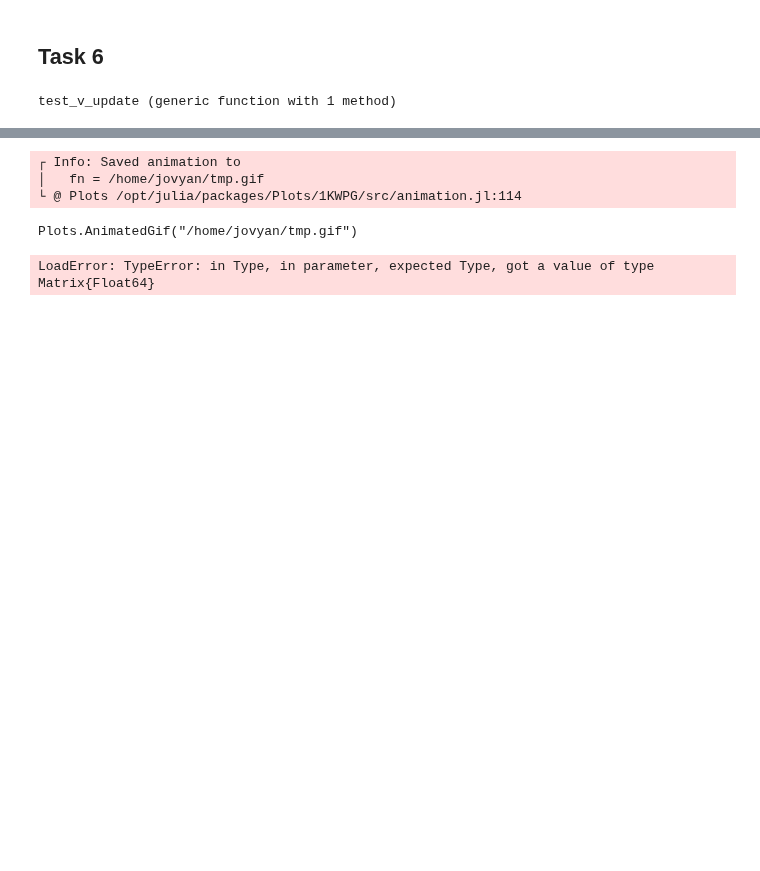
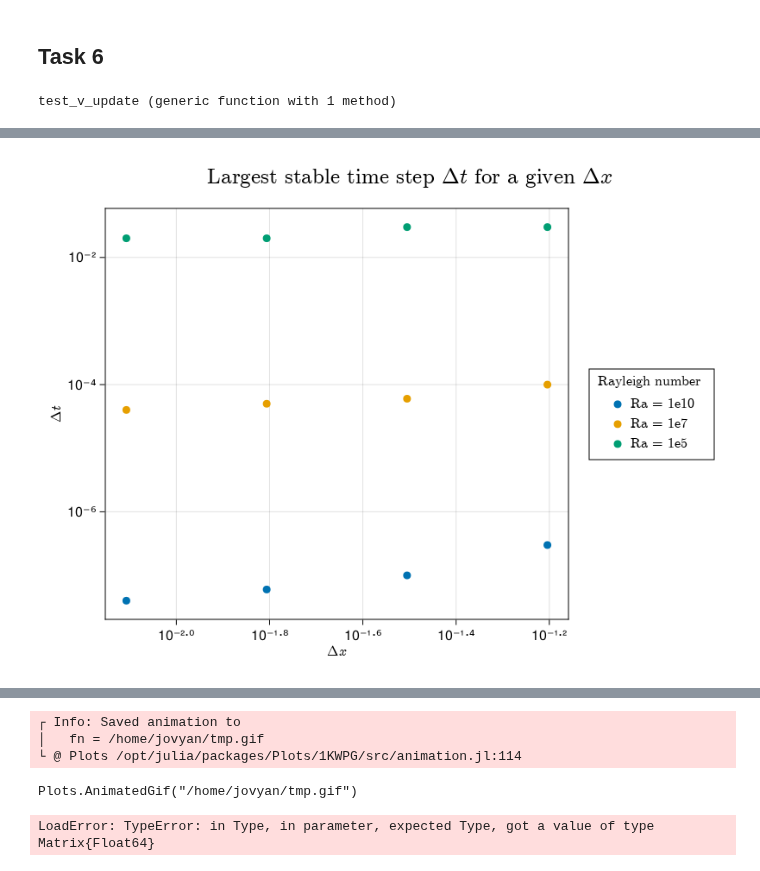
Before and after one commit to l-okko/cfd-klausur, a Jupyter notebook: klausur.ipynb, the cells around one changed output, grey strips where cells are left out. Saved outputs shown, nothing was run; the diff lists cells and outputs as text; code cells hidden in the pictures; blank space fills up the shorter version.

```diff
--- a/klausur.ipynb
+++ b/klausur.ipynb
@@ -772,0 +610,22 @@ source_distribution (generic function with 1 method)
+# %%
+f = Figure()
+ax = Axis(f[1,1],xlabel=L"\Delta x",ylabel=L"\Delta t",yscale=log10,xscale=log10)
+dx = [1.0/16,1.0/32,1.0/64,1.0/128]
+dt_10 = [3e-7,1e-7,6e-8,4e-8]
+dt_7 = [1e-4,6e-5,5e-5,4e-5]
+dt_5 = [3e-2,3e-2,2e-2,2e-2]
+theo = dx./(2*pi)
+
+CairoMakie.scatter!(ax,dx,dt_10,label = L"Ra = 1e10$$")
+CairoMakie.scatter!(ax,dx,dt_7,label = L"Ra = 1e7$$")
+CairoMakie.scatter!(ax,dx,dt_5,label = L"Ra = 1e5$$")
+#CairoMakie.scatter!(ax,dx,theo,label = L"Theoretical $$")
+
+f[1,2] = Legend(f,ax,L"Rayleigh number $$")
+Label(f[0,:],text = L"Largest stable time step $\Delta t$ for a given $\Delta x$", textsize = 25)
+resize_to_layout!(f)
+
+display(f)
+save("stabilty_task7.pdf",f)
+# %% [output]
+[figure, added]
```
Also changed, not shown: parts of 5 cells of this notebook.
